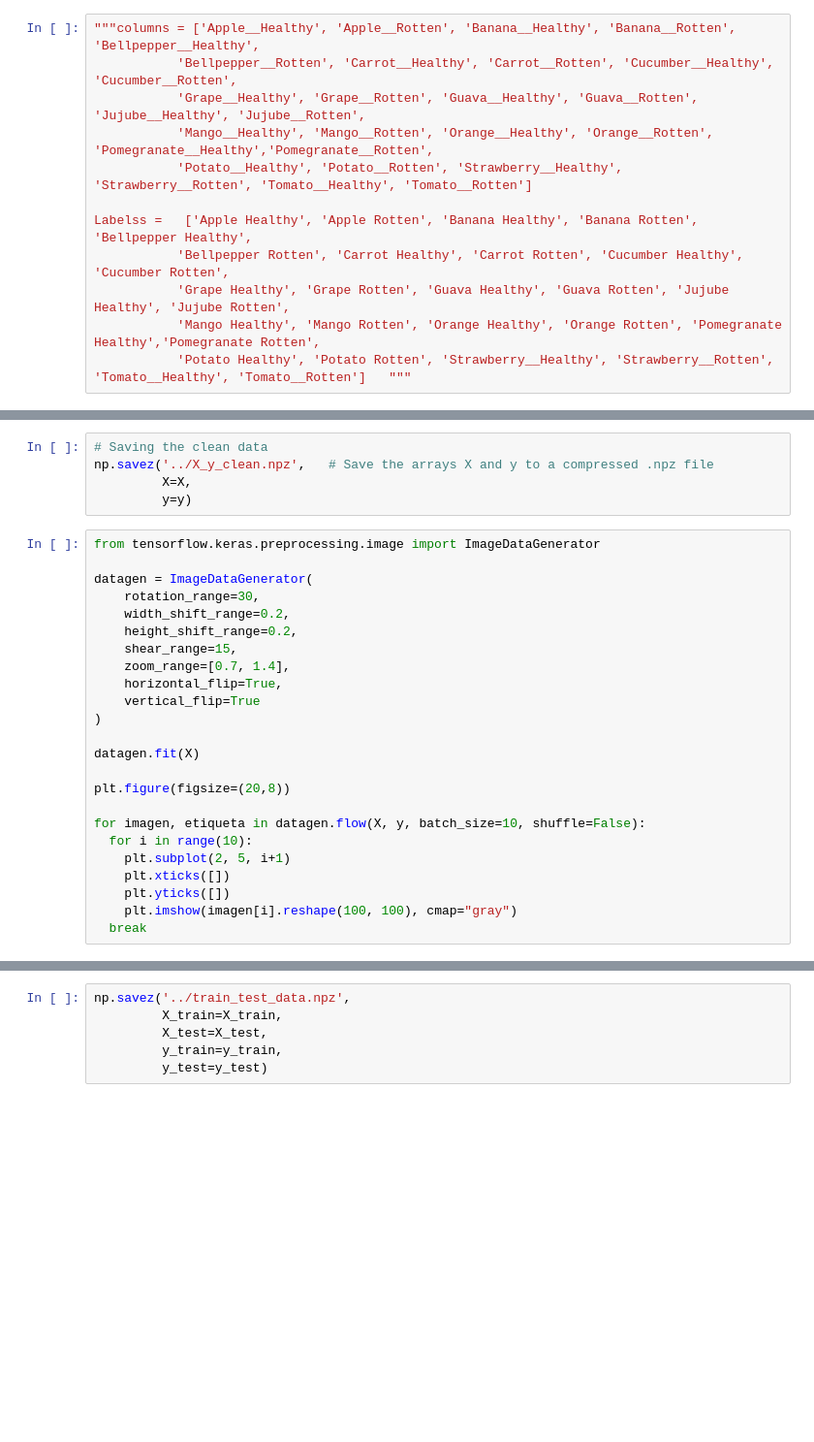
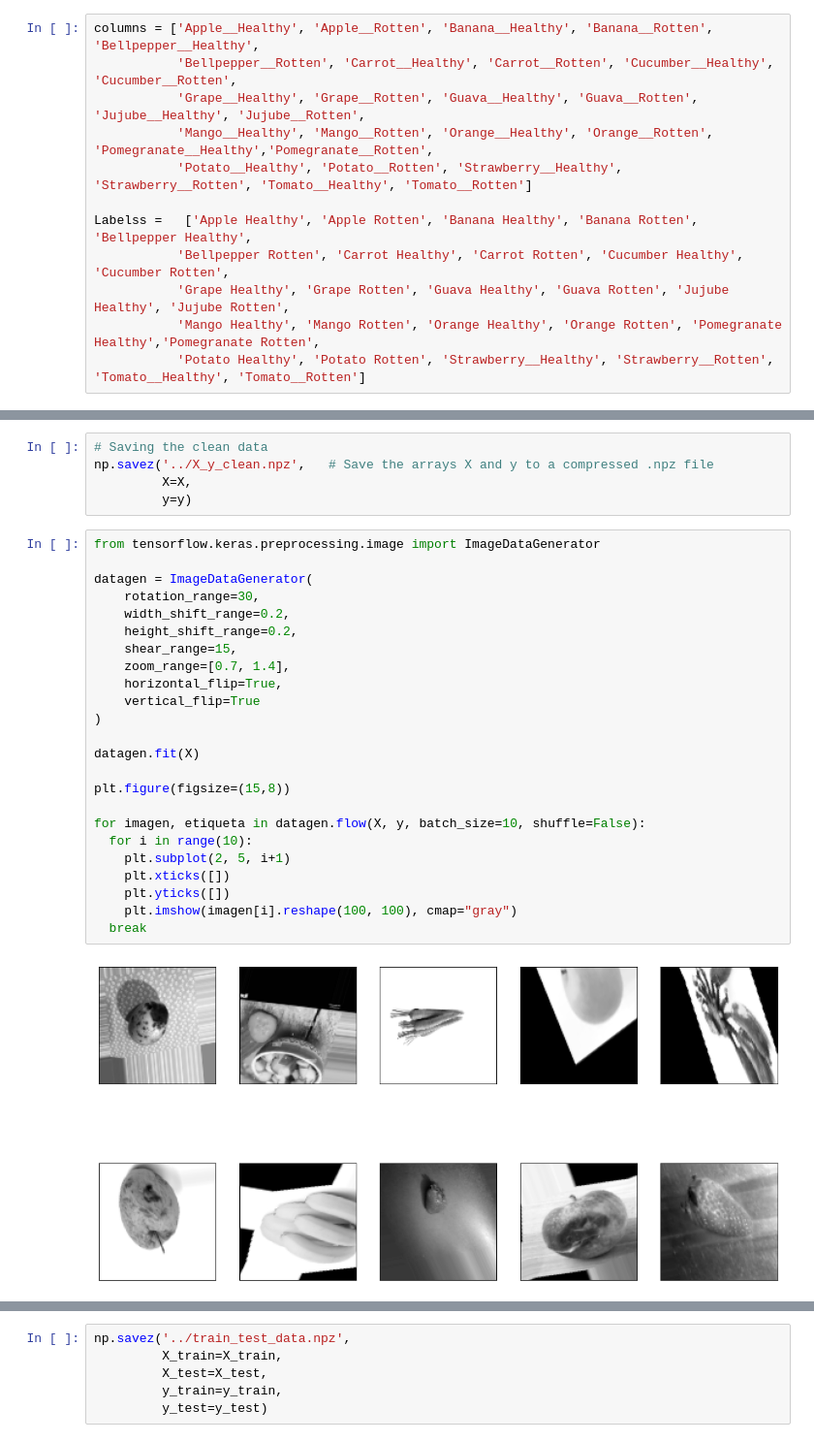
Before and after one commit to Odquinteroc/AI-Project, a Jupyter notebook: dataPreprocessingFeatureEng.ipynb, the cells around one changed output, grey strips where cells are left out. Shown at 97% size. Saved outputs shown, nothing was run; the diff lists cells and outputs as text; blank space fills up the shorter version.

```diff
--- a/dataPreprocessingFeatureEng.ipynb
+++ b/dataPreprocessingFeatureEng.ipynb
@@ -24,5 +26,5 @@ Labelss =   ['Apple Healthy', 'Apple Rotten', 'Banana Healthy',]
 # %%
-"""columns = ['Apple__Healthy', 'Apple__Rotten', 'Banana__Healthy', 'Banana__Rotten', 'Bellpepper__Healthy',
+columns = ['Apple__Healthy', 'Apple__Rotten', 'Banana__Healthy', 'Banana__Rotten', 'Bellpepper__Healthy',
            'Bellpepper__Rotten', 'Carrot__Healthy', 'Carrot__Rotten', 'Cucumber__Healthy', 'Cucumber__Rotten',
            'Grape__Healthy', 'Grape__Rotten', 'Guava__Healthy', 'Guava__Rotten', 'Jujube__Healthy', 'Jujube__Rotten',
            'Mango__Healthy', 'Mango__Rotten', 'Orange__Healthy', 'Orange__Rotten', 'Pomegranate__Healthy','Pomegranate__Rotten',
@@ -32,4 +34,4 @@ Labelss =   ['Apple Healthy', 'Apple Rotten', 'Banana Healthy', 'Banana Rotten',
            'Bellpepper Rotten', 'Carrot Healthy', 'Carrot Rotten', 'Cucumber Healthy', 'Cucumber Rotten',
            'Grape Healthy', 'Grape Rotten', 'Guava Healthy', 'Guava Rotten', 'Jujube Healthy', 'Jujube Rotten',
            'Mango Healthy', 'Mango Rotten', 'Orange Healthy', 'Orange Rotten', 'Pomegranate Healthy','Pomegranate Rotten',
-           'Potato Healthy', 'Potato Rotten', 'Strawberry__Healthy', 'Strawberry__Rotten', 'Tomato__Healthy', 'Tomato__Rotten']   """
+           'Potato Healthy', 'Potato Rotten', 'Strawberry__Healthy', 'Strawberry__Rotten', 'Tomato__Healthy', 'Tomato__Rotten']
@@ -167,27 +181,29 @@ np.savez('../X_y_clean.npz',   # Save the arrays X and y to a compressed .npz fi
 # %%
 from tensorflow.keras.preprocessing.image import ImageDataGenerator
 
 datagen = ImageDataGenerator(
     rotation_range=30,
     width_shift_range=0.2,
     height_shift_range=0.2,
     shear_range=15,
     zoom_range=[0.7, 1.4],
     horizontal_flip=True,
     vertical_flip=True
 )
 
 datagen.fit(X)
 
-plt.figure(figsize=(20,8))
+plt.figure(figsize=(15,8))
 
 for imagen, etiqueta in datagen.flow(X, y, batch_size=10, shuffle=False):
   for i in range(10):
     plt.subplot(2, 5, i+1)
     plt.xticks([])
     plt.yticks([])
     plt.imshow(imagen[i].reshape(100, 100), cmap="gray")
   break
+# %% [output]
+[figure, added]
 # %%
 train_size = int(len(X) * 0.80)
 
```
Also changed, not shown: parts of 9 cells of this notebook.
